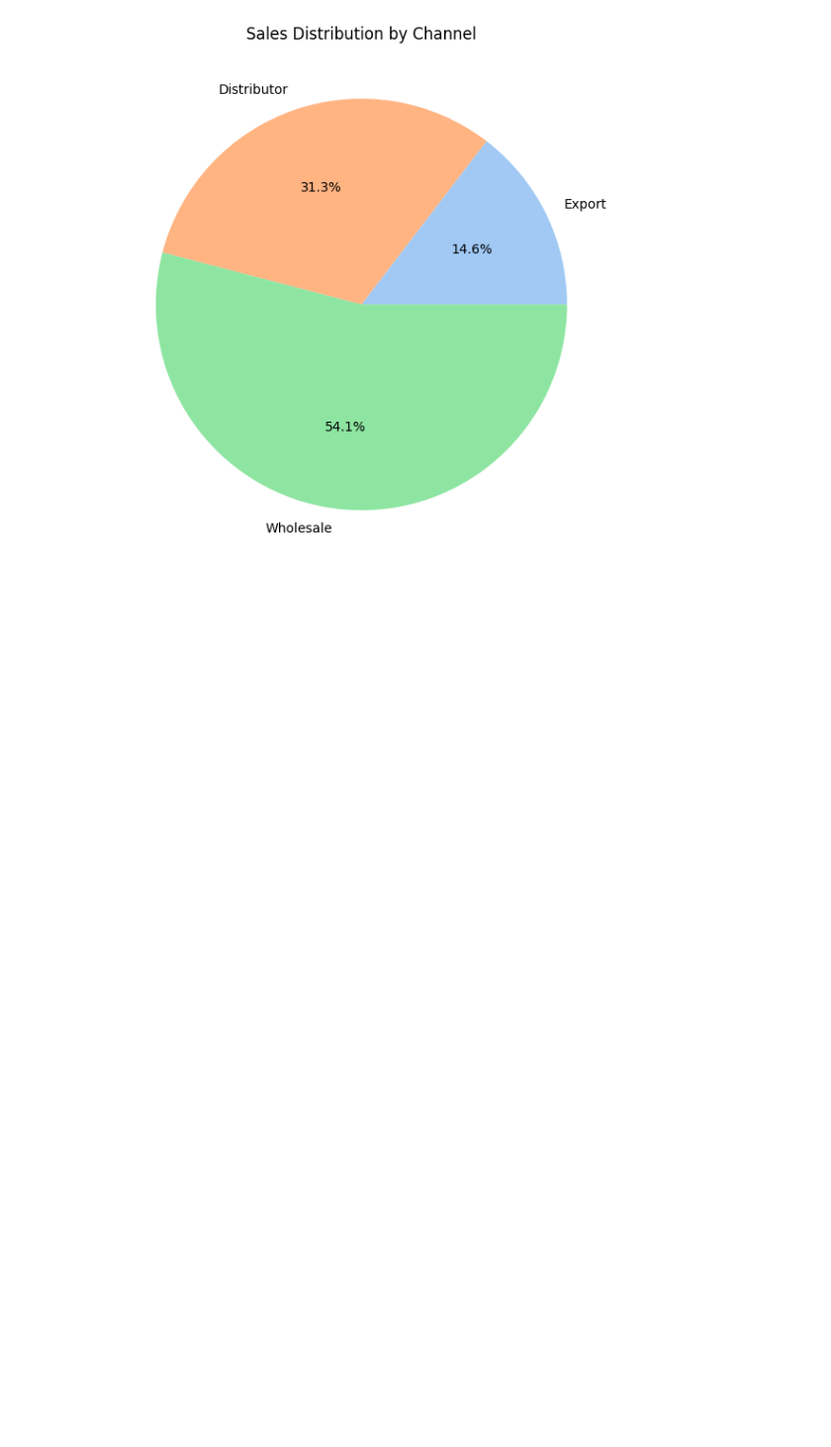
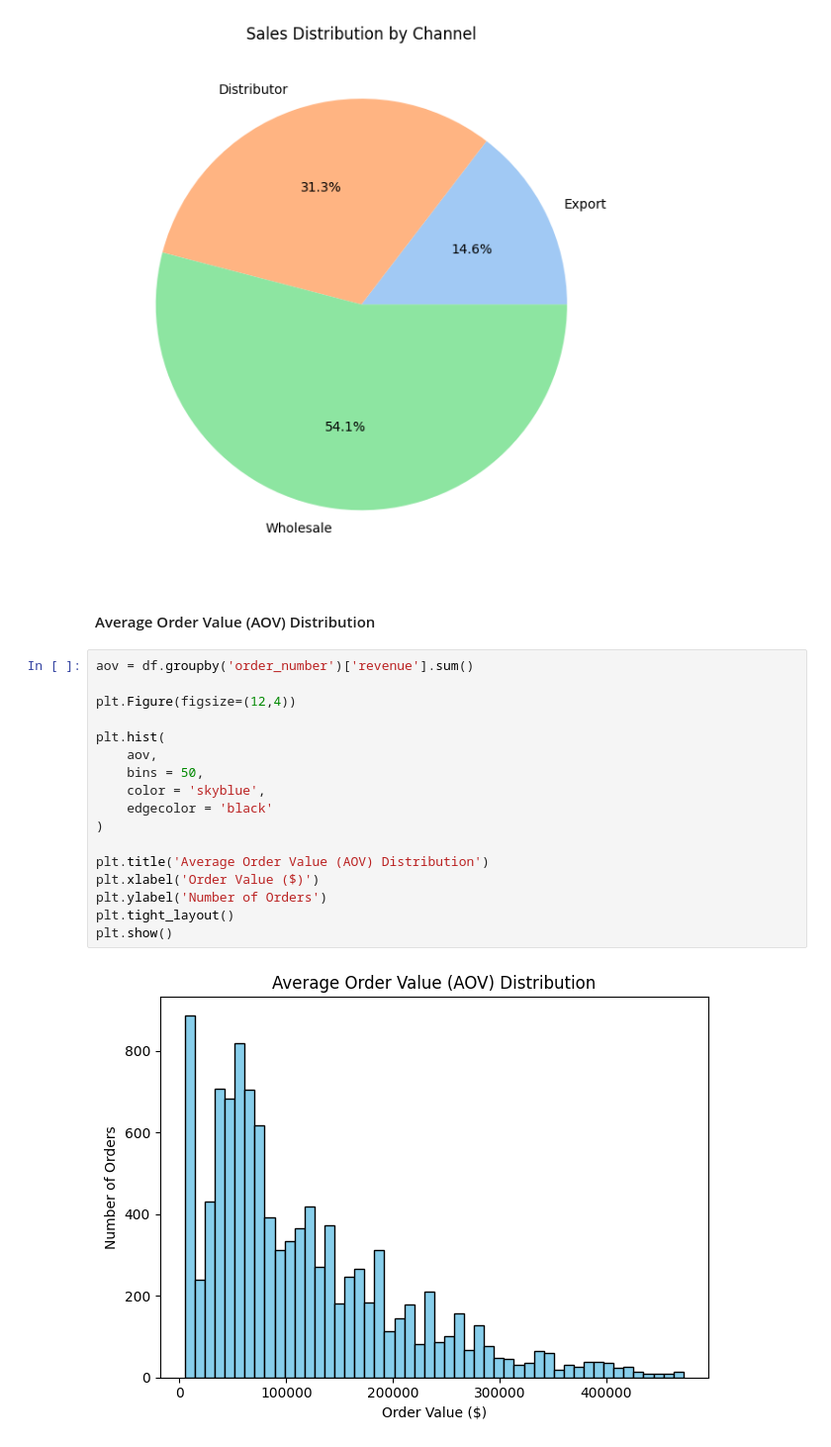
Before and after one commit to Abhirajgautam28/Sales-Analysis, a Jupyter notebook: Python_scripts/Regional_sales_analysis.ipynb, the cells around one changed output. Shown at 99% size. Cells and saved outputs as stored; diff of their text form; blank space fills up the shorter version.

```diff
--- a/Python_scripts/Regional_sales_analysis.ipynb
+++ b/Python_scripts/Regional_sales_analysis.ipynb
@@ -735,3 +735,24 @@ plt.tight_layout()
 plt.show()
 # %% [output]
 [figure]
+# %% [markdown]
+#### Average Order Value (AOV) Distribution
+# %%
+aov = df.groupby('order_number')['revenue'].sum()
+
+plt.Figure(figsize=(12,4))
+
+plt.hist(
+    aov,
+    bins = 50,
+    color = 'skyblue',
+    edgecolor = 'black'
+)
+
+plt.title('Average Order Value (AOV) Distribution')
+plt.xlabel('Order Value ($)')
+plt.ylabel('Number of Orders')
+plt.tight_layout()
+plt.show()
+# %% [output]
+[figure, added]
```
